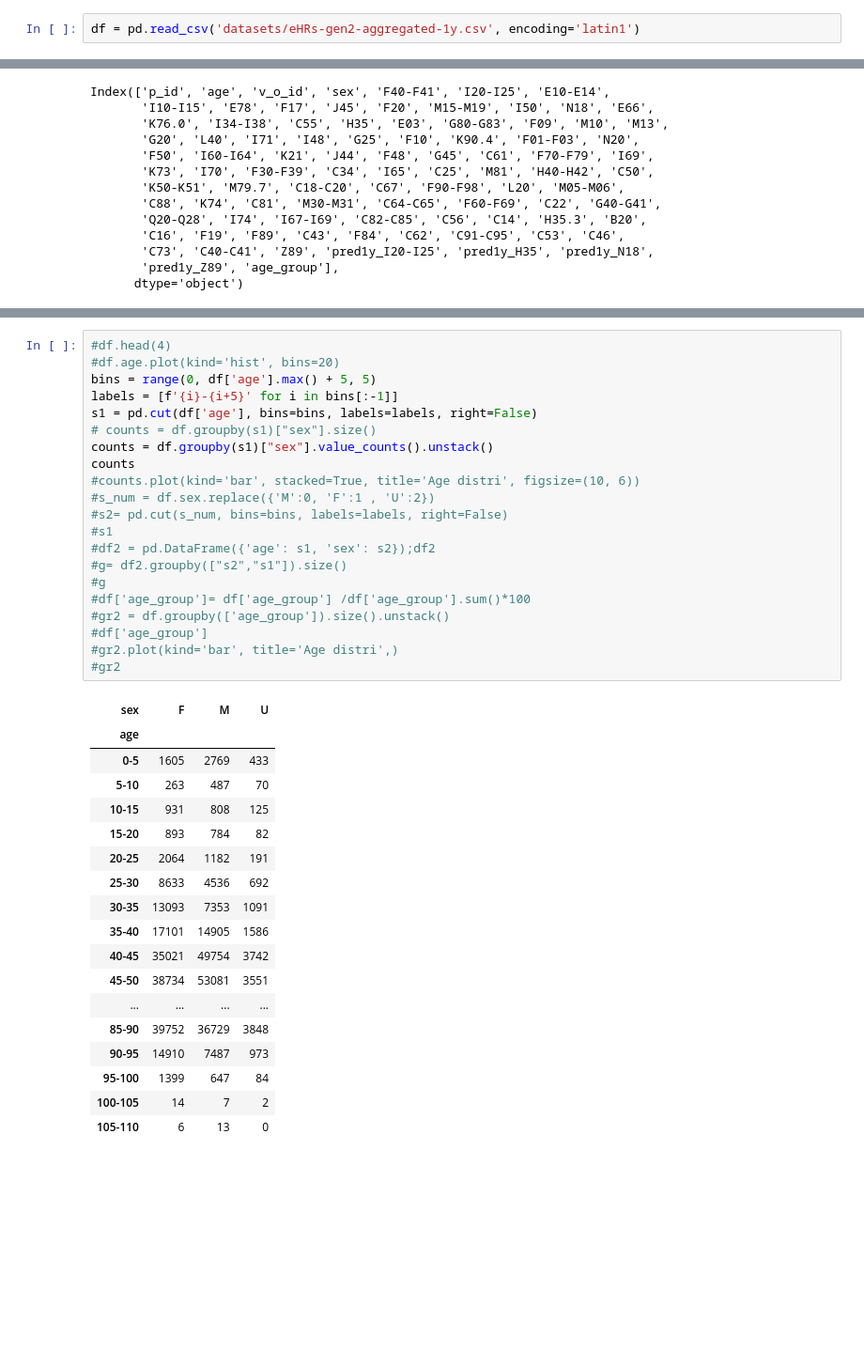
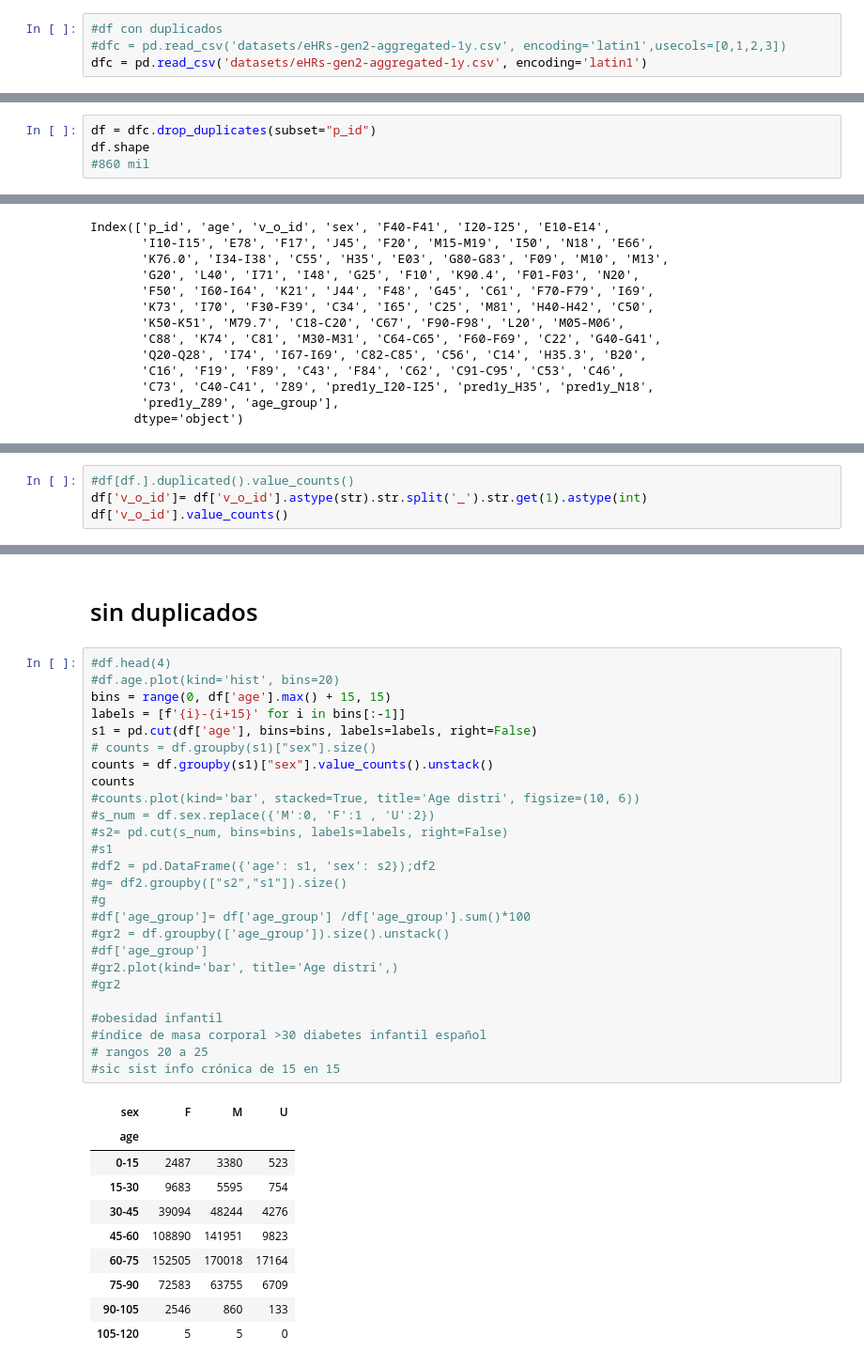
Before and after one commit to miguelzpresa/Hackathon-CAMDA-Diabetes-2024, a Jupyter notebook: apriori.ipynb, the cells around one changed output, grey strips where cells are left out. Shown at 94% size. Cells and saved outputs as stored; diff of their text form; blank space fills up the shorter version.

```diff
--- a/apriori.ipynb
+++ b/apriori.ipynb
@@ -27,4 +11,6 @@ import pandas as pd
 import matplotlib.pyplot as plt
 import seaborn as sns
 # %%
-df = pd.read_csv('datasets/eHRs-gen2-aggregated-1y.csv', encoding='latin1')
+#df con duplicados
+#dfc = pd.read_csv('datasets/eHRs-gen2-aggregated-1y.csv', encoding='latin1',usecols=[0,1,2,3])
+dfc = pd.read_csv('datasets/eHRs-gen2-aggregated-1y.csv', encoding='latin1')
@@ -30,0 +22,4 @@ df = pd.read_csv('datasets/eHRs-gen2-aggregated-1y.csv', encoding='latin1')
+# %%
+df = dfc.drop_duplicates(subset="p_id")
+df.shape
+#860 mil
@@ -54,0 +66,4 @@ Name: count, dtype: int64
+# %%
+#df[df.].duplicated().value_counts()
+df['v_o_id']= df['v_o_id'].astype(str).str.split('_').str.get(1).astype(int)
+df['v_o_id'].value_counts()
@@ -55,43 +139,42 @@ Name: count, dtype: int64
+# %% [markdown]
+# sin duplicados
 # %%
 #df.head(4)
 #df.age.plot(kind='hist', bins=20)
-bins = range(0, df['age'].max() + 5, 5)
-labels = [f'{i}-{i+5}' for i in bins[:-1]]
+bins = range(0, df['age'].max() + 15, 15)
+labels = [f'{i}-{i+15}' for i in bins[:-1]]
 s1 = pd.cut(df['age'], bins=bins, labels=labels, right=False)
 # counts = df.groupby(s1)["sex"].size()
 counts = df.groupby(s1)["sex"].value_counts().unstack()
 counts
 #counts.plot(kind='bar', stacked=True, title='Age distri', figsize=(10, 6))
 #s_num = df.sex.replace({'M':0, 'F':1 , 'U':2})
 #s2= pd.cut(s_num, bins=bins, labels=labels, right=False)
 #s1
 #df2 = pd.DataFrame({'age': s1, 'sex': s2});df2
 #g= df2.groupby(["s2","s1"]).size()
 #g
 #df['age_group']= df['age_group'] /df['age_group'].sum()*100
 #gr2 = df.groupby(['age_group']).size().unstack()
 #df['age_group']
 #gr2.plot(kind='bar', title='Age distri',)
 #gr2
+
+#obesidad infantil
+#índice de masa corporal >30 diabetes infantil español
+# rangos 20 a 25
+#sic sist info crónica de 15 en 15
 # %% [output]
 | sex | F | M | U |
 | age |  |  |  |
-| 0-5 | 1605 | 2769 | 433 |
-| 5-10 | 263 | 487 | 70 |
-| 10-15 | 931 | 808 | 125 |
-| 15-20 | 893 | 784 | 82 |
-| 20-25 | 2064 | 1182 | 191 |
-| 25-30 | 8633 | 4536 | 692 |
-| 30-35 | 13093 | 7353 | 1091 |
-| 35-40 | 17101 | 14905 | 1586 |
-| 40-45 | 35021 | 49754 | 3742 |
-| 45-50 | 38734 | 53081 | 3551 |
-| ... | ... | ... | ... |
-| 85-90 | 39752 | 36729 | 3848 |
-| 90-95 | 14910 | 7487 | 973 |
-| 95-100 | 1399 | 647 | 84 |
-| 100-105 | 14 | 7 | 2 |
-| 105-110 | 6 | 13 | 0 |
+| 0-15 | 2487 | 3380 | 523 |
+| 15-30 | 9683 | 5595 | 754 |
+| 30-45 | 39094 | 48244 | 4276 |
+| 45-60 | 108890 | 141951 | 9823 |
+| 60-75 | 152505 | 170018 | 17164 |
+| 75-90 | 72583 | 63755 | 6709 |
+| 90-105 | 2546 | 860 | 133 |
+| 105-120 | 5 | 5 | 0 |
 # %%
 dfc = counts.reset_index()
 counts.plot(kind='bar', stacked=True, title='Age distri', figsize=(10, 6))
```
Also changed, not shown: parts of 29 cells of this notebook.
